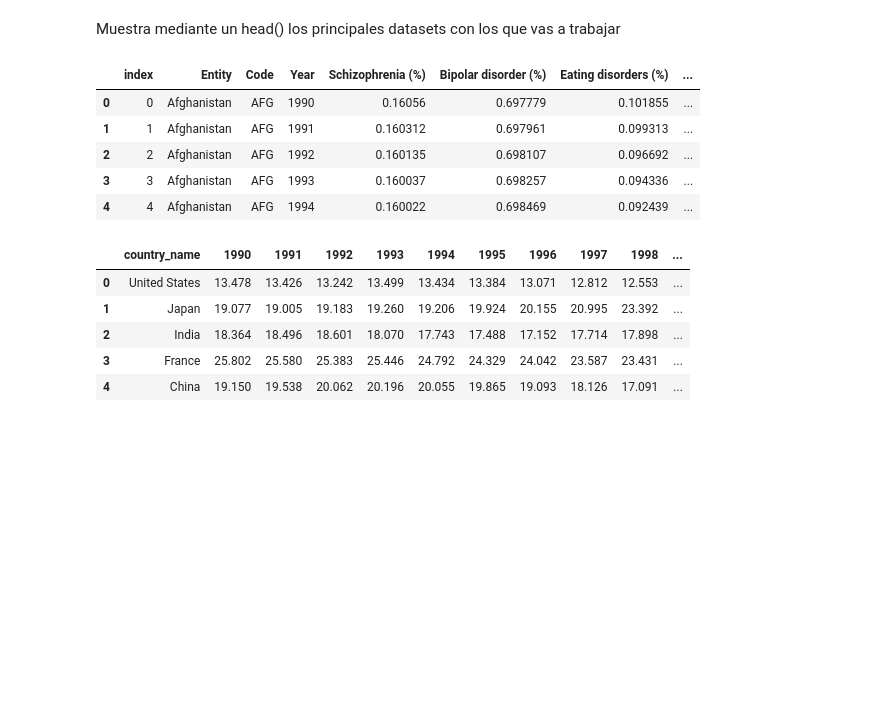
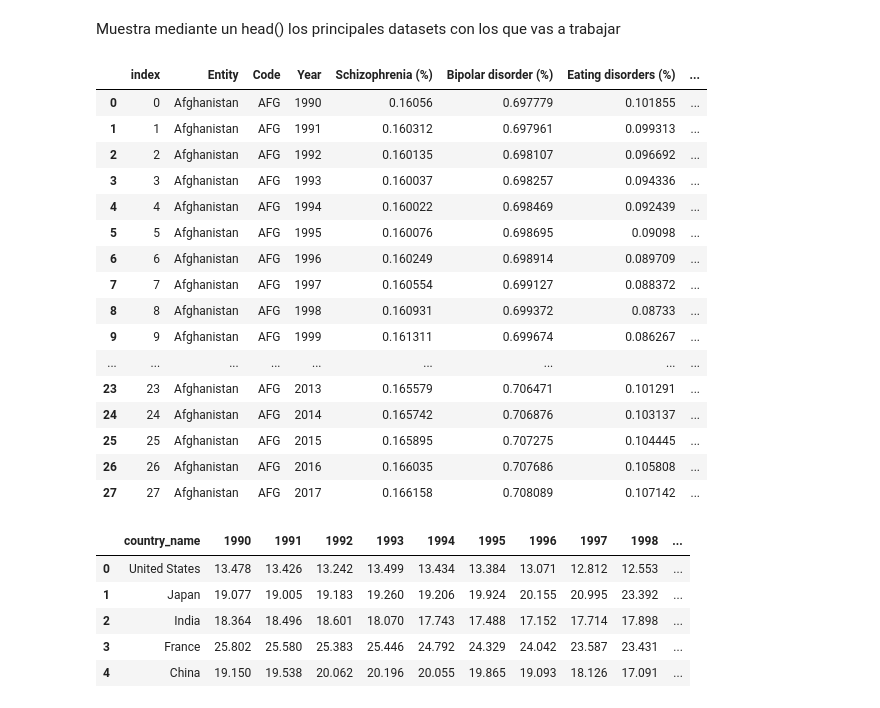
Before and after one commit to Rafacercos/Salud_mental_EDA, a Jupyter notebook: EDA/datasets/1-Definicion_EDA.ipynb, the cells around one changed output. Cells and saved outputs as stored; diff of their text form; code cells hidden in the pictures; blank space fills up the shorter version.

```diff
--- a/EDA/datasets/1-Definicion_EDA.ipynb
+++ b/EDA/datasets/1-Definicion_EDA.ipynb
@@ -62,14 +62,25 @@ fuente_5 = "https://www.kaggle.com/datasets/usamabuttar/world-happiness-report-2
 Muestra mediante un head() los principales datasets con los que vas a trabajar
 # %%
 # Primer dataset
-Principal_disorders.head()
+Principal_disorders.head(28)
 # %% [output]
 |  | index | Entity | Code | Year | Schizophrenia (%) | Bipolar disorder (%) | Eating disorders (%) | ... |
 | 0 | 0 | Afghanistan | AFG | 1990 | 0.16056 | 0.697779 | 0.101855 | ... |
 | 1 | 1 | Afghanistan | AFG | 1991 | 0.160312 | 0.697961 | 0.099313 | ... |
 | 2 | 2 | Afghanistan | AFG | 1992 | 0.160135 | 0.698107 | 0.096692 | ... |
 | 3 | 3 | Afghanistan | AFG | 1993 | 0.160037 | 0.698257 | 0.094336 | ... |
 | 4 | 4 | Afghanistan | AFG | 1994 | 0.160022 | 0.698469 | 0.092439 | ... |
+| 5 | 5 | Afghanistan | AFG | 1995 | 0.160076 | 0.698695 | 0.09098 | ... |
+| 6 | 6 | Afghanistan | AFG | 1996 | 0.160249 | 0.698914 | 0.089709 | ... |
+| 7 | 7 | Afghanistan | AFG | 1997 | 0.160554 | 0.699127 | 0.088372 | ... |
+| 8 | 8 | Afghanistan | AFG | 1998 | 0.160931 | 0.699372 | 0.08733 | ... |
+| 9 | 9 | Afghanistan | AFG | 1999 | 0.161311 | 0.699674 | 0.086267 | ... |
+| ... | ... | ... | ... | ... | ... | ... | ... | ... |
+| 23 | 23 | Afghanistan | AFG | 2013 | 0.165579 | 0.706471 | 0.101291 | ... |
+| 24 | 24 | Afghanistan | AFG | 2014 | 0.165742 | 0.706876 | 0.103137 | ... |
+| 25 | 25 | Afghanistan | AFG | 2015 | 0.165895 | 0.707275 | 0.104445 | ... |
+| 26 | 26 | Afghanistan | AFG | 2016 | 0.166035 | 0.707686 | 0.105808 | ... |
+| 27 | 27 | Afghanistan | AFG | 2017 | 0.166158 | 0.708089 | 0.107142 | ... |
 # %%
 # Segundo dataset
 Defunciones_suicidio.head()
```
